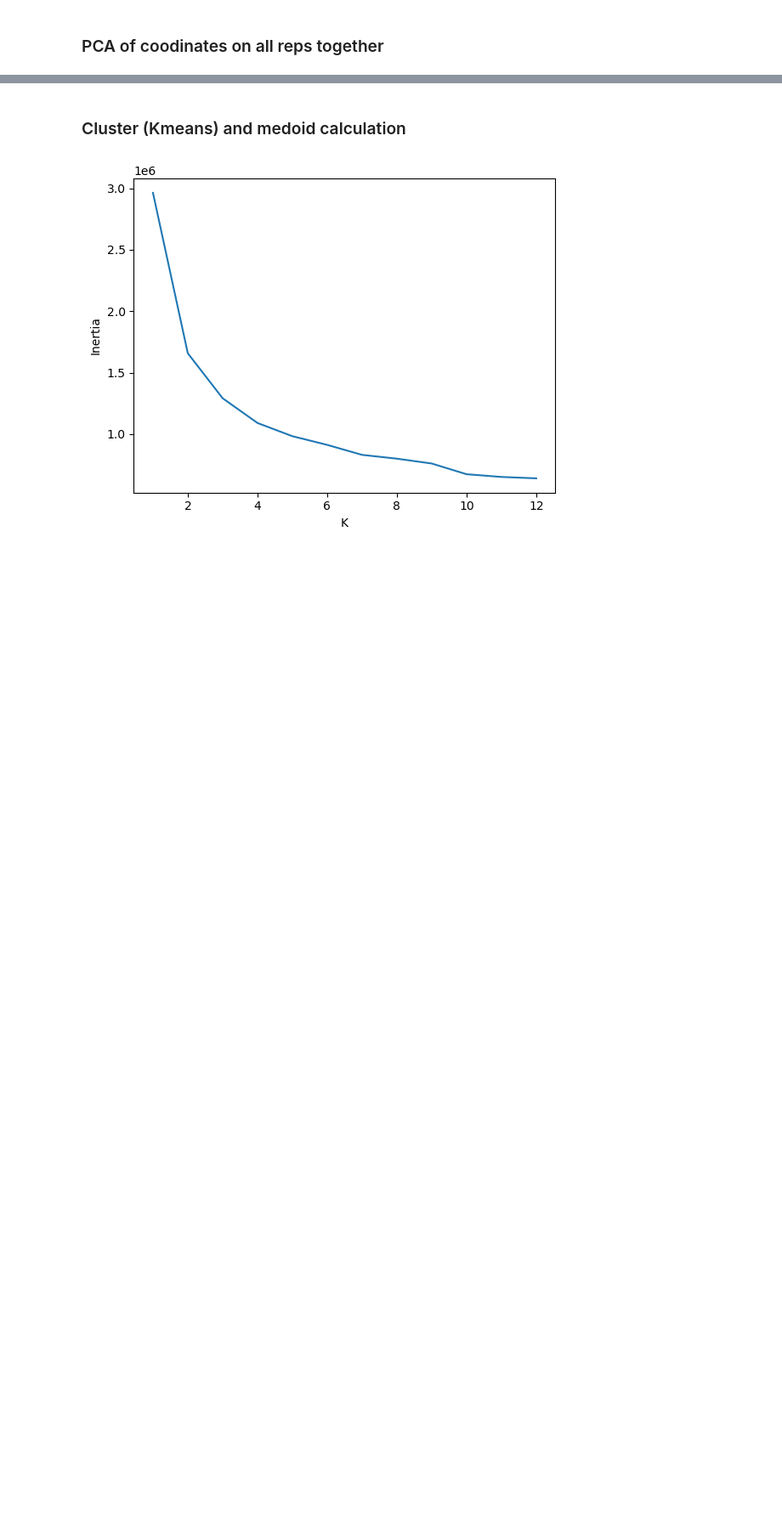
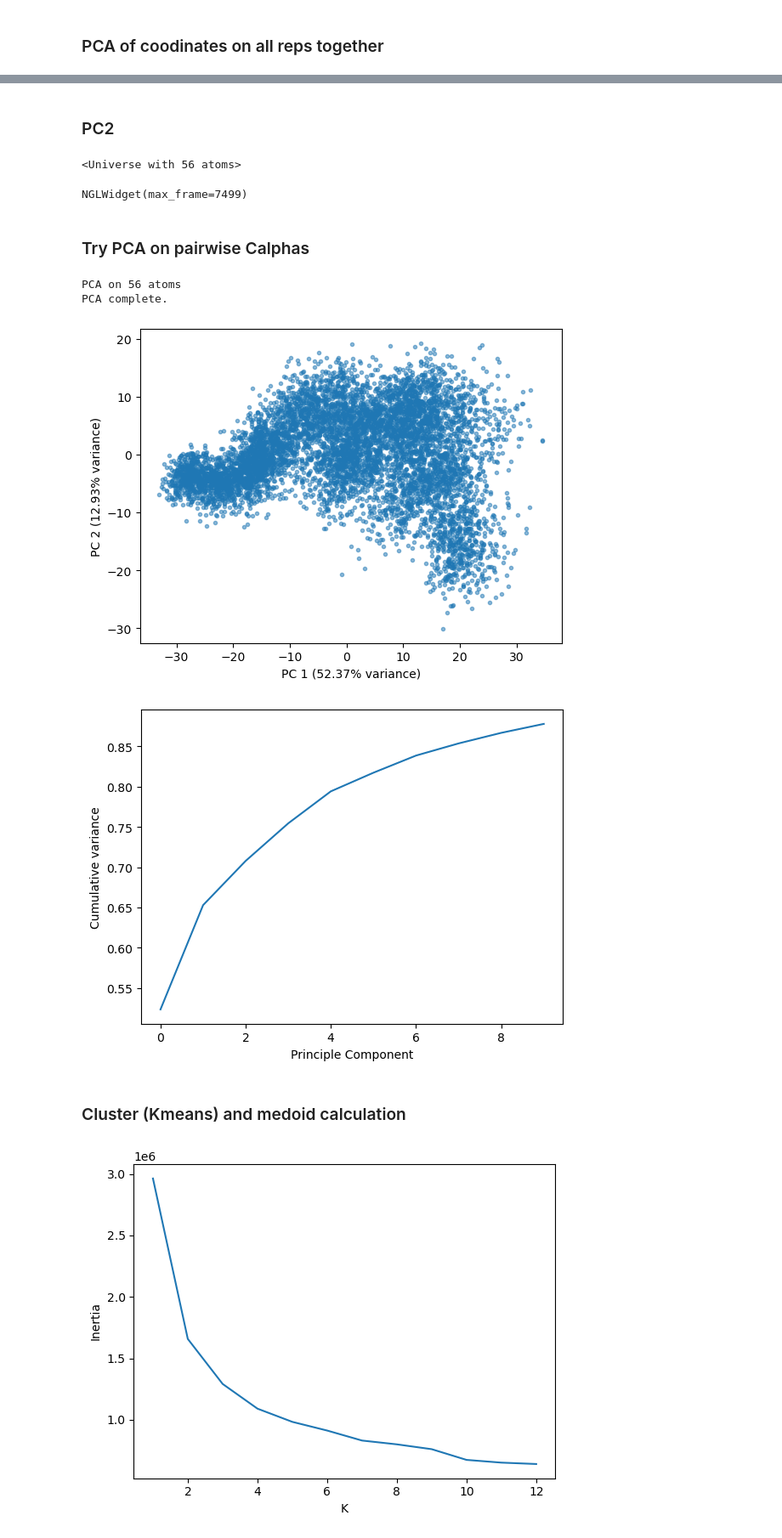
Before and after one commit to lxp974/md-medoid-extraction, a Jupyter notebook: notebooks/cluster_allreps.ipynb, the cells around one changed output, grey strips where cells are left out. Shown at 85% size. Drawn from its saved outputs; the diff is of its cells as text; code cells hidden in the pictures; blank space fills up the shorter version.

```diff
--- a/notebooks/cluster_allreps.ipynb
+++ b/notebooks/cluster_allreps.ipynb
@@ -264,0 +388,35 @@ PCA complete
+# %% [markdown]
+### PC2
+# %%
+# Select atoms for projection
+atoms_pca = u_pca
+
+# Transform atom group over every component
+transformed = mda_Xpca[0].transform(atoms_pca, n_components=3)
+transformed.shape
+
+# Generate projected coordinates for PC2
+pc2 = mda_Xpca[0].p_components[:, 1]
+trans2 = transformed[:, 1]
+projected = np.outer(trans2, pc2) + mda_Xpca[0].mean.flatten()
+coordinates = projected.reshape(len(trans2), -1, 3)
+
+# Create new universe to visualise movement over PC2
+proj2 = mda.Merge(atoms_pca.atoms)
+proj2.load_new(coordinates, order='fac')
+# %% [output]
+<Universe with 56 atoms>
+# %%
+# Visualise PC2 projection
+# Atoms PC1 binding site are component
+view2 = nv.show_mdanalysis(proj2.atoms)
+view2.clear_representations()
+view2.add_representation('spacefill', selection='all', component=0)
+view2.center()
+# view.player.parameters={'step':10}
+
+
+ref_view = view2.add_component(ref.atoms)
+view2
+# %% [output]
+NGLWidget(max_frame=7499)
@@ -265,3 +435,38 @@ PCA complete
+# %% [markdown]
+### Try PCA on pairwise Calphas
+# %%
+# sel_fp11_AD_CA = f'{sel_fp11_AD} and name CA'
+
+# # Trajectories and universes
+# rep_trajs = [("./r1_aligned.pdb", "./r1_aligned.xtc"),
+#               ("./r2_aligned.pdb", "./r2_aligned.xtc"),
+#                 ("./r3_aligned.pdb", "./r3_aligned.xtc"),
+#                 ("./r4_aligned.pdb", "./r4_aligned.xtc"),
+#                 ("./r5_aligned.pdb", "./r5_aligned.xtc")] # aligned trajectories
+
+# coords_CA = []
+# frame_ids_CA =[]
+# meta_CA = []
+
+# for rep_id, (ref_pdb, ref_traj) in enumerate(rep_trajs):
+#     uni = Universe(ref_pdb, ref_traj)
+#     sel_atoms = uni.select_atoms(sel_fp11_AD_CA)
+#     print(f'Analysing rep {rep_id+1}')
+
+#     for ts in uni.trajectory[1000:2500]:
+#         coords_CA.append(sel_atoms.positions.flatten())
+#         frame_ids_CA.append(uni.trajectory.frame)
+#         meta_CA.append([rep_id, ts.time])
+
+# coords_CA_only = np.vstack(coords_CA)
+# print (f'Matrix formed and concatenated reps - matrix with shape {np.shape(coords_CA_only)}')
+
+mda_Xpca_CA = do_MDA_PCA(u_pca, sel_fp11_AD_CA, 10)
+# %% [output]
+PCA on 56 atoms
+PCA complete.
+[figure, added]
+[figure, added]
 # %% [markdown]
 ### Cluster (Kmeans) and medoid calculation
 # %%
```
Also changed, not shown: parts of 20 cells of this notebook.
